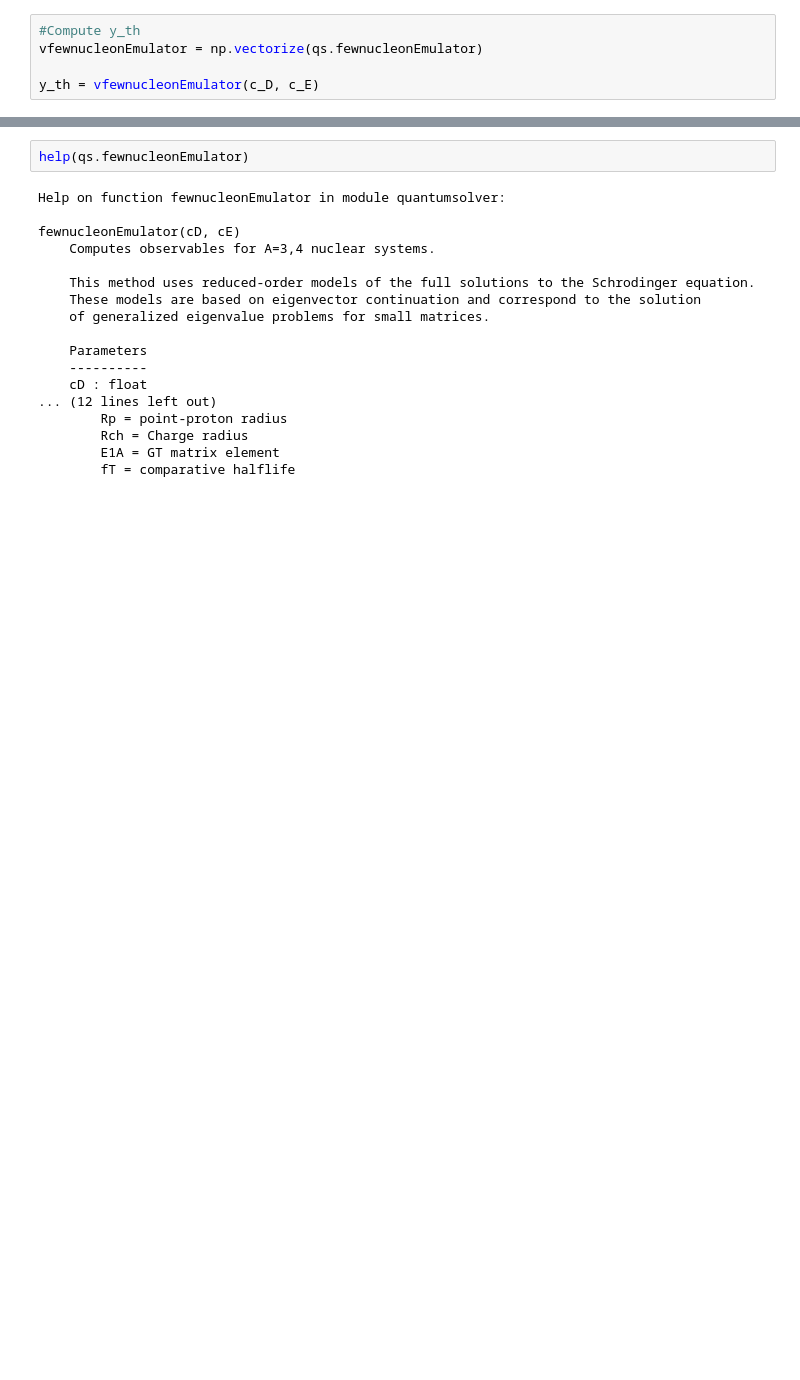
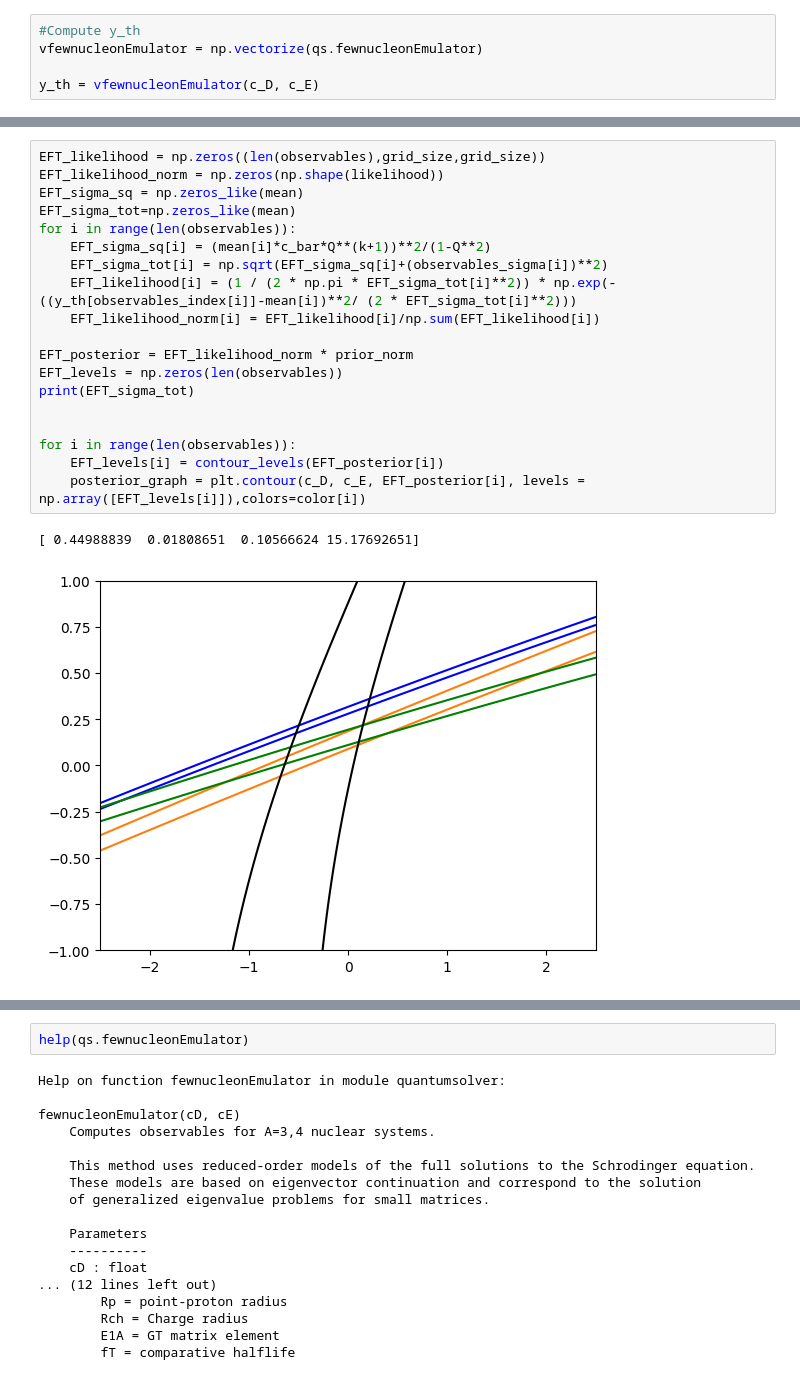
Before and after one commit to stinaper/tif285, a Jupyter notebook: doc/pub/Projects/Project1/TIF285_Project1.ipynb, the cells around one changed output, grey strips where cells are left out. Cells and saved outputs as stored; diff of their text form; blank space fills up the shorter version.

```diff
--- a/doc/pub/Projects/Project1/TIF285_Project1.ipynb
+++ b/doc/pub/Projects/Project1/TIF285_Project1.ipynb
@@ -173 +181,23 @@ for i in range(len(observables)):
+# %%
+EFT_likelihood = np.zeros((len(observables),grid_size,grid_size))
+EFT_likelihood_norm = np.zeros(np.shape(likelihood))
+EFT_sigma_sq = np.zeros_like(mean)
+EFT_sigma_tot=np.zeros_like(mean)
+for i in range(len(observables)):
+    EFT_sigma_sq[i] = (mean[i]*c_bar*Q**(k+1))**2/(1-Q**2)
+    EFT_sigma_tot[i] = np.sqrt(EFT_sigma_sq[i]+(observables_sigma[i])**2)
+    EFT_likelihood[i] = (1 / (2 * np.pi * EFT_sigma_tot[i]**2)) * np.exp(- ((y_th[observables_index[i]]-mean[i])**2/ (2 * EFT_sigma_tot[i]**2)))
+    EFT_likelihood_norm[i] = EFT_likelihood[i]/np.sum(EFT_likelihood[i])
+
+EFT_posterior = EFT_likelihood_norm * prior_norm
+EFT_levels = np.zeros(len(observables))
+print(EFT_sigma_tot)
+
+
+for i in range(len(observables)):
+    EFT_levels[i] = contour_levels(EFT_posterior[i])
+    posterior_graph = plt.contour(c_D, c_E, EFT_posterior[i], levels = np.array([EFT_levels[i]]),colors=color[i])
+# %% [output]
+[ 0.44988839  0.01808651  0.10566624 15.17692651]
+[figure, added]
 # %%
```
Also changed, not shown: parts of 15 cells of this notebook.
